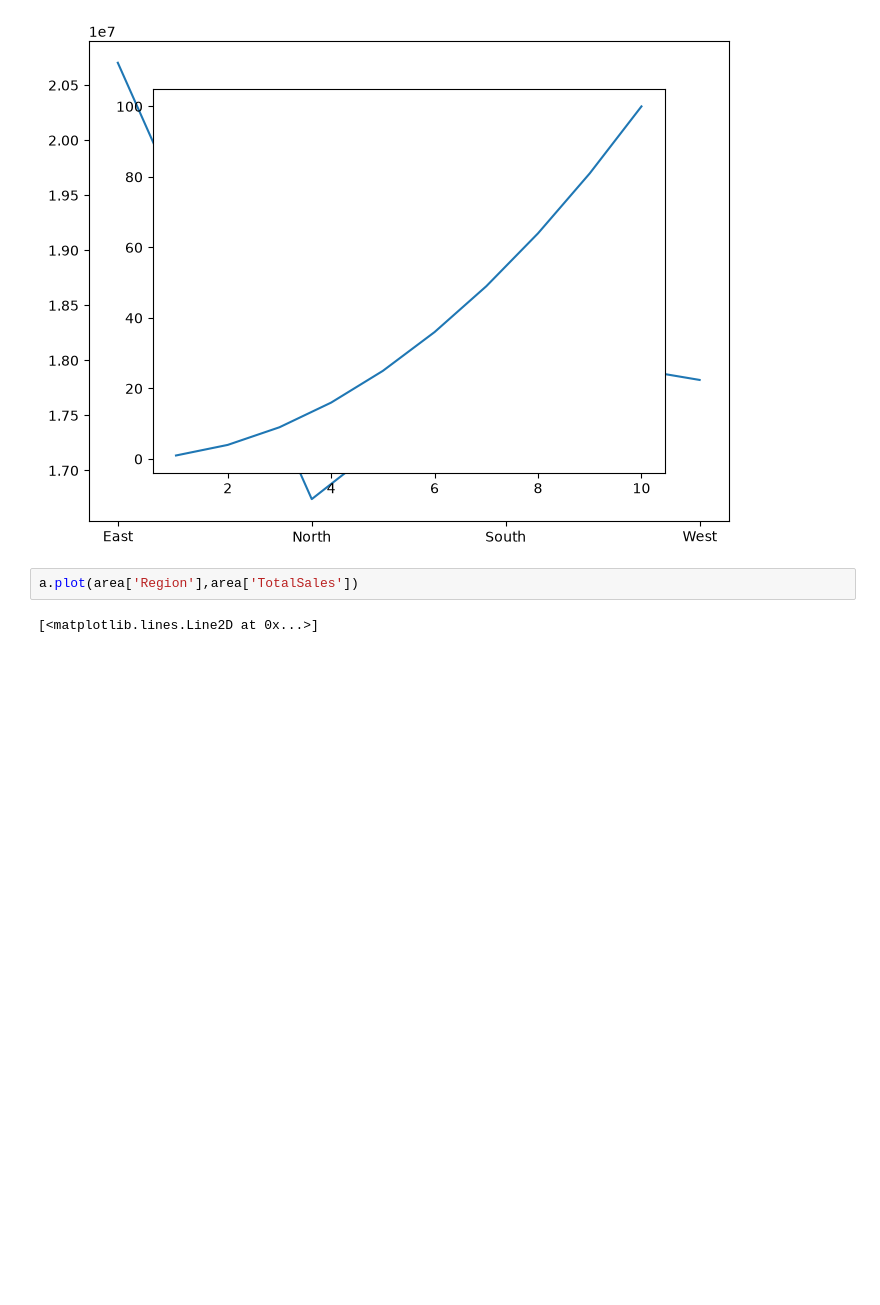
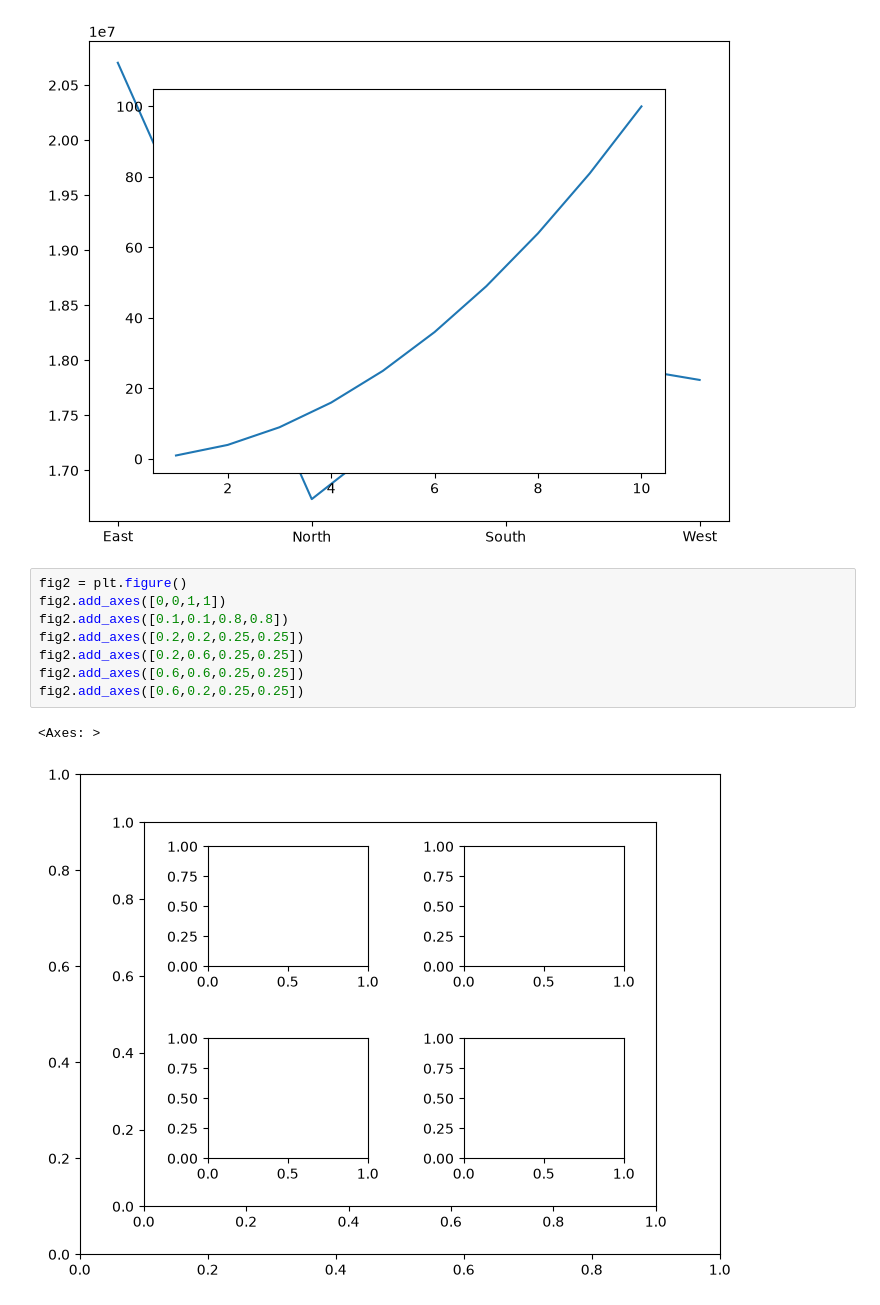
Before and after one commit to avnish-007/temp-repo, a Jupyter notebook: matplotlib_practice.ipynb, the cells around one changed output. Cells and saved outputs as stored; diff of their text form; blank space fills up the shorter version.

Commit message:
matplotlib practice

```diff
--- a/matplotlib_practice.ipynb
+++ b/matplotlib_practice.ipynb
@@ -178,7 +179,14 @@ b.plot(x,y)
 # %% [output]
 [<matplotlib.lines.Line2D at 0x...>]
 [figure]
-# %%
-a.plot(area['Region'],area['TotalSales'])
-# %% [output]
-[<matplotlib.lines.Line2D at 0x...>]
+# %%
+fig2 = plt.figure()
+fig2.add_axes([0,0,1,1])
+fig2.add_axes([0.1,0.1,0.8,0.8])
+fig2.add_axes([0.2,0.2,0.25,0.25])
+fig2.add_axes([0.2,0.6,0.25,0.25])
+fig2.add_axes([0.6,0.6,0.25,0.25])
+fig2.add_axes([0.6,0.2,0.25,0.25])
+# %% [output]
+<Axes: >
+[figure, added]
```
Also changed, not shown: parts of 14 cells of this notebook, 1 other file.
